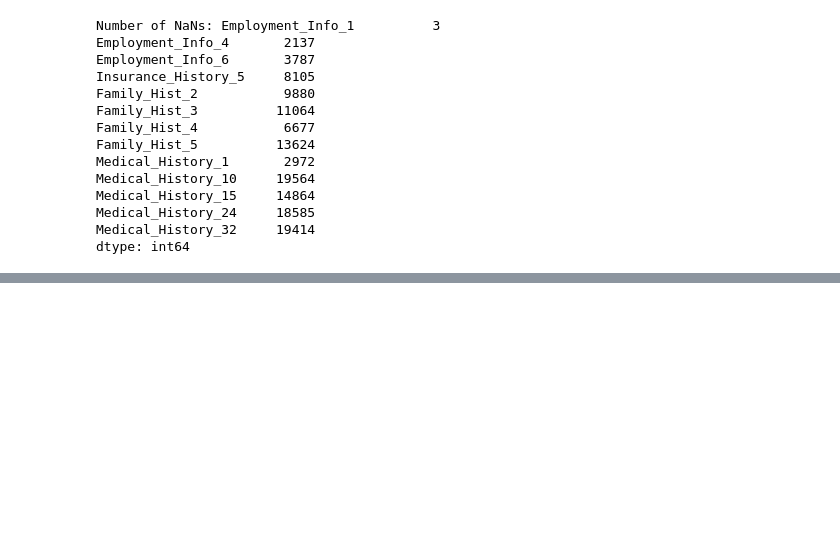
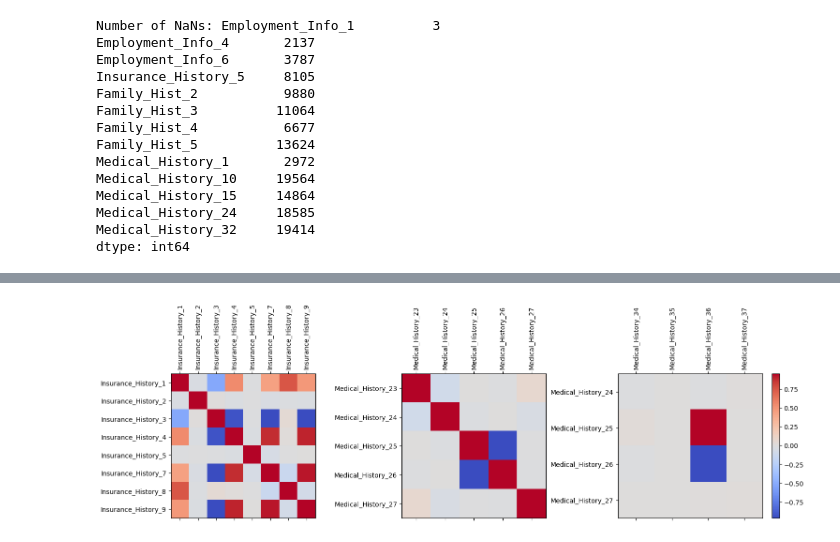
Before and after one commit to Ja-Tink/kaggle-prudential, a Jupyter notebook: code/analysis.ipynb, the cells around one changed output, grey strips where cells are left out. Drawn from its saved outputs; the diff is of its cells as text; code cells hidden in the pictures; blank space fills up the shorter version.

```diff
--- a/code/analysis.ipynb
+++ b/code/analysis.ipynb
@@ -53,0 +65,23 @@ dtype: int64
+# %%
+#examining some of those high correlation areas
+corr_mat = train_data.drop("Product_Info_2", axis = 1).corr()
+ins_history_subset = train_data.loc[:, "Insurance_History_1":"Insurance_History_9"].corr()
+med_history_subset = train_data.iloc[:, 60:65].corr()
+med_history_subset_2 = train_data.drop("Product_Info_2", axis = 1).corr().iloc[60:64, 70:74]
+
+matrices = [ins_history_subset, med_history_subset, med_history_subset_2]
+
+fig, axes = plt.subplots(1,3, figsize = (18, 4))
+for i, ax in enumerate(axes.flat):
+    cax = ax.matshow(matrices[i], cmap = "coolwarm")
+    ax.set_xticks(range(len(matrices[i].columns)), matrices[i].columns, rotation=90)
+    ax.set_yticks(range(len(matrices[i].columns)), matrices[i].columns, rotation=0)
+
+#setting ticks for this one manually since its an asymmetric slice and requires a different method
+axes[2].set_xticks(range(len(med_history_subset_2.columns)), corr_mat.columns[70:74], rotation=90)
+axes[2].set_yticks(range(len(med_history_subset_2.columns)), corr_mat.columns[60:64], rotation=0)
+
+fig.colorbar(cax)
+plt.show()
+# %% [output]
+[figure, added]
```
Also changed, not shown: parts of 9 cells of this notebook.
